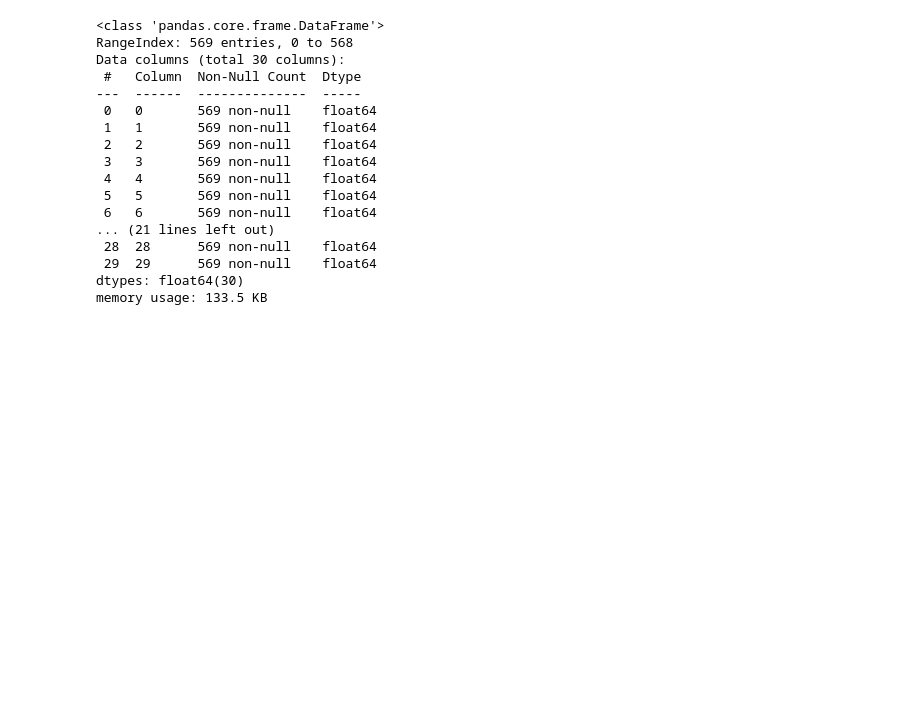
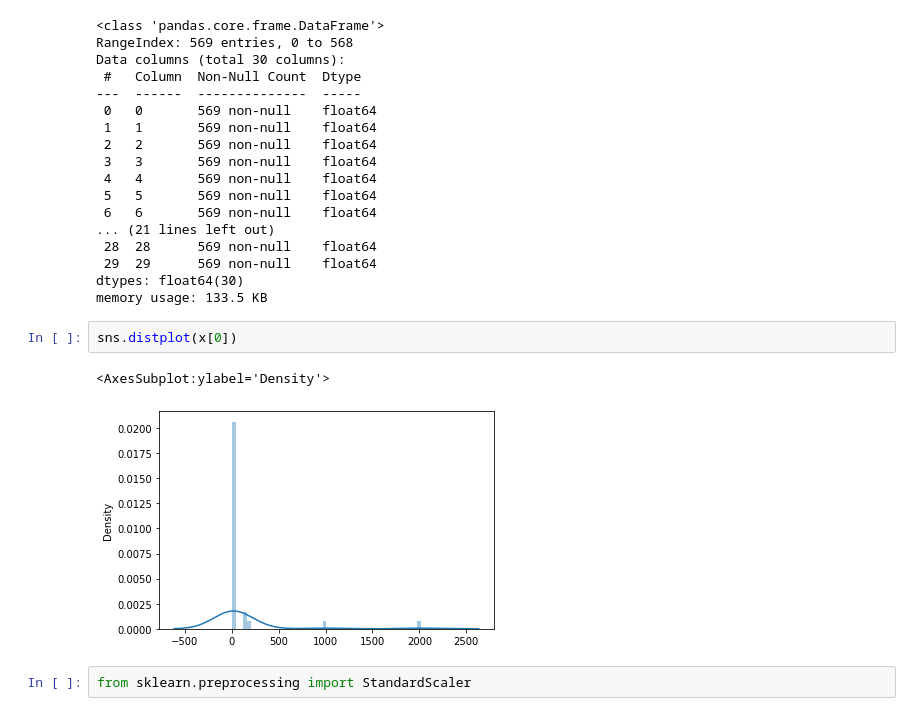
Before and after one commit to hakdj/test_machine-learning, a Jupyter notebook: data_preprocess.ipynb, the cells around one changed output. Saved outputs shown, nothing was run; the diff lists cells and outputs as text; blank space fills up the shorter version.

```diff
--- a/data_preprocess.ipynb
+++ b/data_preprocess.ipynb
@@ -140,3 +140,10 @@ Data columns (total 30 columns):
  29  29      569 non-null    float64
 dtypes: float64(30)
 memory usage: 133.5 KB
+# %%
+sns.distplot(x[0])
+# %% [output]
+<AxesSubplot:ylabel='Density'>
+[figure, added]
+# %%
+from sklearn.preprocessing import StandardScaler
```
Also changed, not shown: 3 other files.
